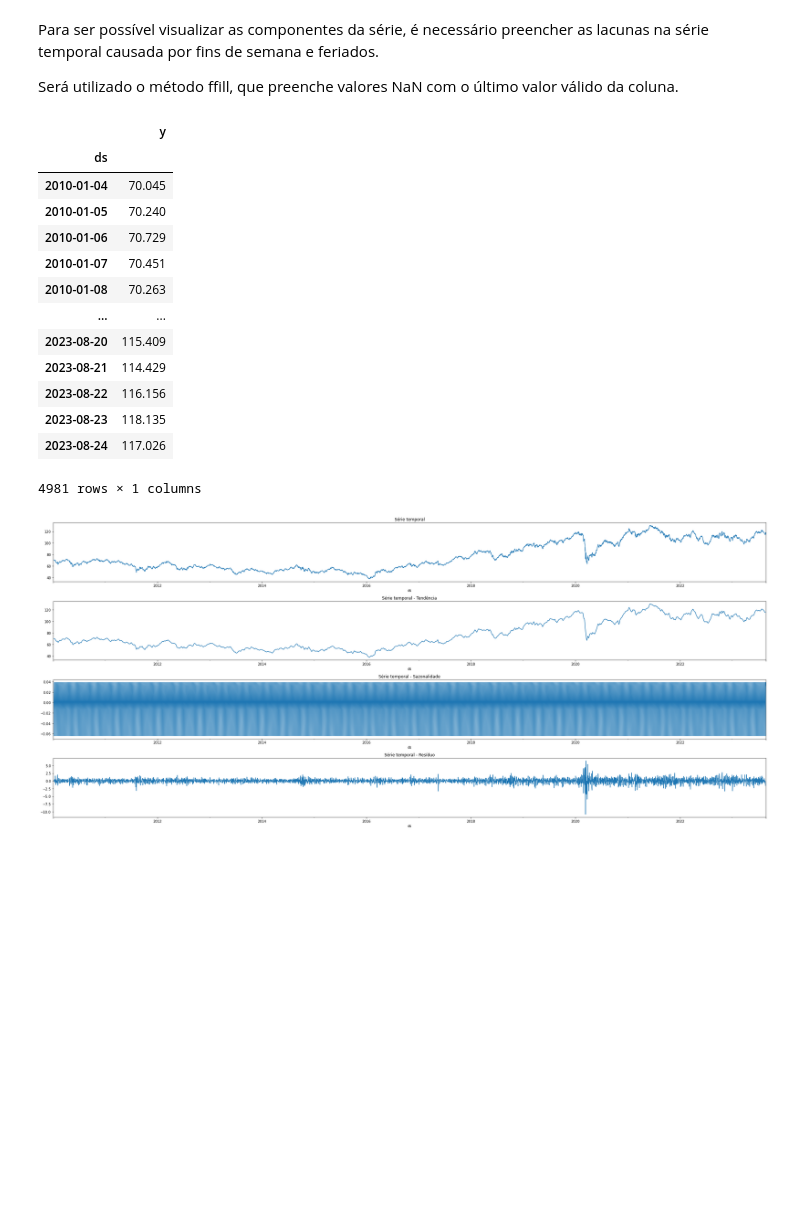
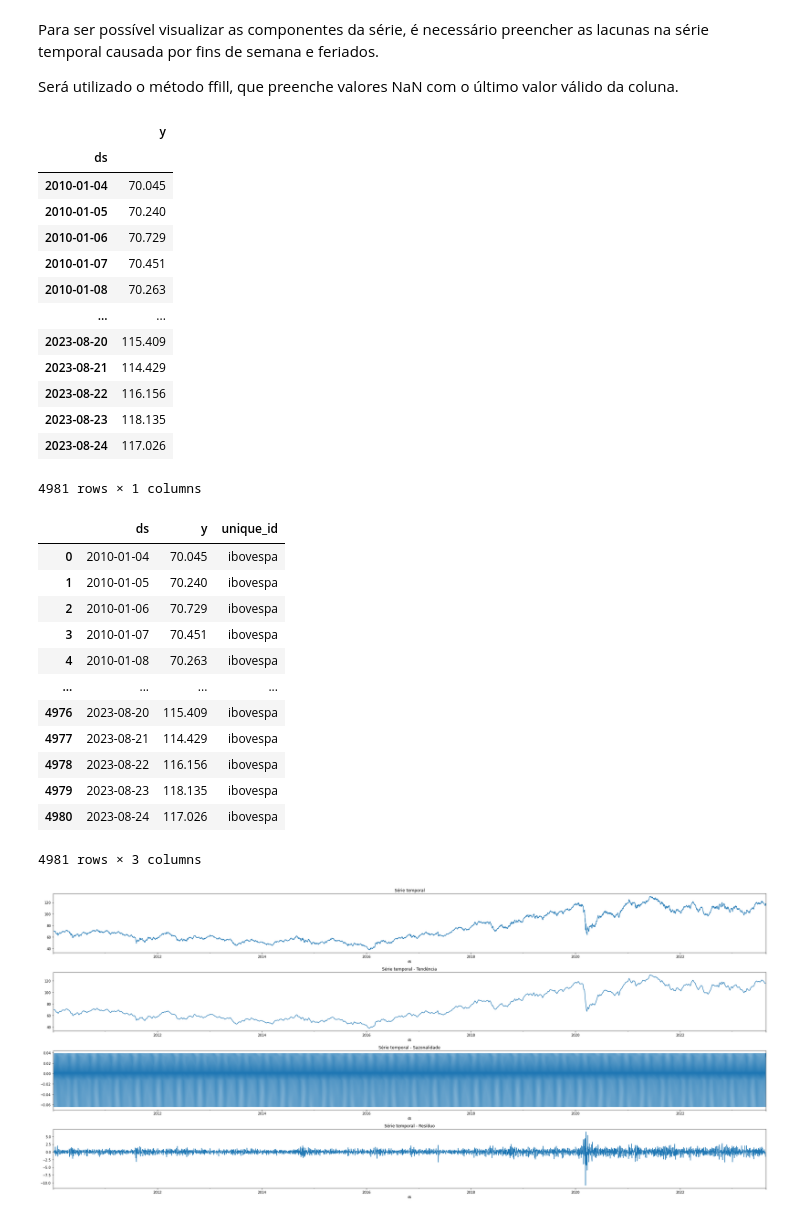
Before and after one commit to jackson-simionato/fase2_pos_tech, a Jupyter notebook: Fase2_Tech_Challenge/Fase2_Tech_Challenge.ipynb, the cells around one changed output. Saved outputs shown, nothing was run; the diff lists cells and outputs as text; code cells hidden in the pictures; blank space fills up the shorter version.

```diff
--- a/Fase2_Tech_Challenge/Fase2_Tech_Challenge.ipynb
+++ b/Fase2_Tech_Challenge/Fase2_Tech_Challenge.ipynb
@@ -498,27 +503,46 @@ Para ser possível visualizar as componentes da série, é necessário preencher
 
 Será utilizado o método ffill, que preenche valores NaN com o último valor válido da coluna.
 # %%
+# DataFrame com Index datetime
 dados_date_index = dados[['ds','y']].copy()
 dados_date_index.index = pd.to_datetime(dados_date_index.ds, format='%Y-%m-%d')
 dados_date_index.drop(columns=['ds'], inplace=True)
 dados_date_index = dados_date_index.asfreq('d')
 dados_date_index.fillna(method='ffill', inplace=True)
-dados_date_index
+display(dados_date_index)
+
+# Dataframe com coluna datetime e unique_id
+dados_date_col = dados_date_index.reset_index()
+dados_date_col['unique_id'] = 'ibovespa'
+display(dados_date_col)
 # %% [output]
 |  | y |
 | ds |  |
 | 2010-01-04 | 70.045 |
 | 2010-01-05 | 70.240 |
 | 2010-01-06 | 70.729 |
 | 2010-01-07 | 70.451 |
 | 2010-01-08 | 70.263 |
 | ... | ... |
 | 2023-08-20 | 115.409 |
 | 2023-08-21 | 114.429 |
 | 2023-08-22 | 116.156 |
 | 2023-08-23 | 118.135 |
 | 2023-08-24 | 117.026 |
 4981 rows × 1 columns
+|  | ds | y | unique_id |
+| 0 | 2010-01-04 | 70.045 | ibovespa |
+| 1 | 2010-01-05 | 70.240 | ibovespa |
+| 2 | 2010-01-06 | 70.729 | ibovespa |
+| 3 | 2010-01-07 | 70.451 | ibovespa |
+| 4 | 2010-01-08 | 70.263 | ibovespa |
+| ... | ... | ... | ... |
+| 4976 | 2023-08-20 | 115.409 | ibovespa |
+| 4977 | 2023-08-21 | 114.429 | ibovespa |
+| 4978 | 2023-08-22 | 116.156 | ibovespa |
+| 4979 | 2023-08-23 | 118.135 | ibovespa |
+| 4980 | 2023-08-24 | 117.026 | ibovespa |
+4981 rows × 3 columns
 # %%
 result = seasonal_decompose(dados_date_index)
 # %%
```
Also changed, not shown: parts of 12 cells of this notebook.
